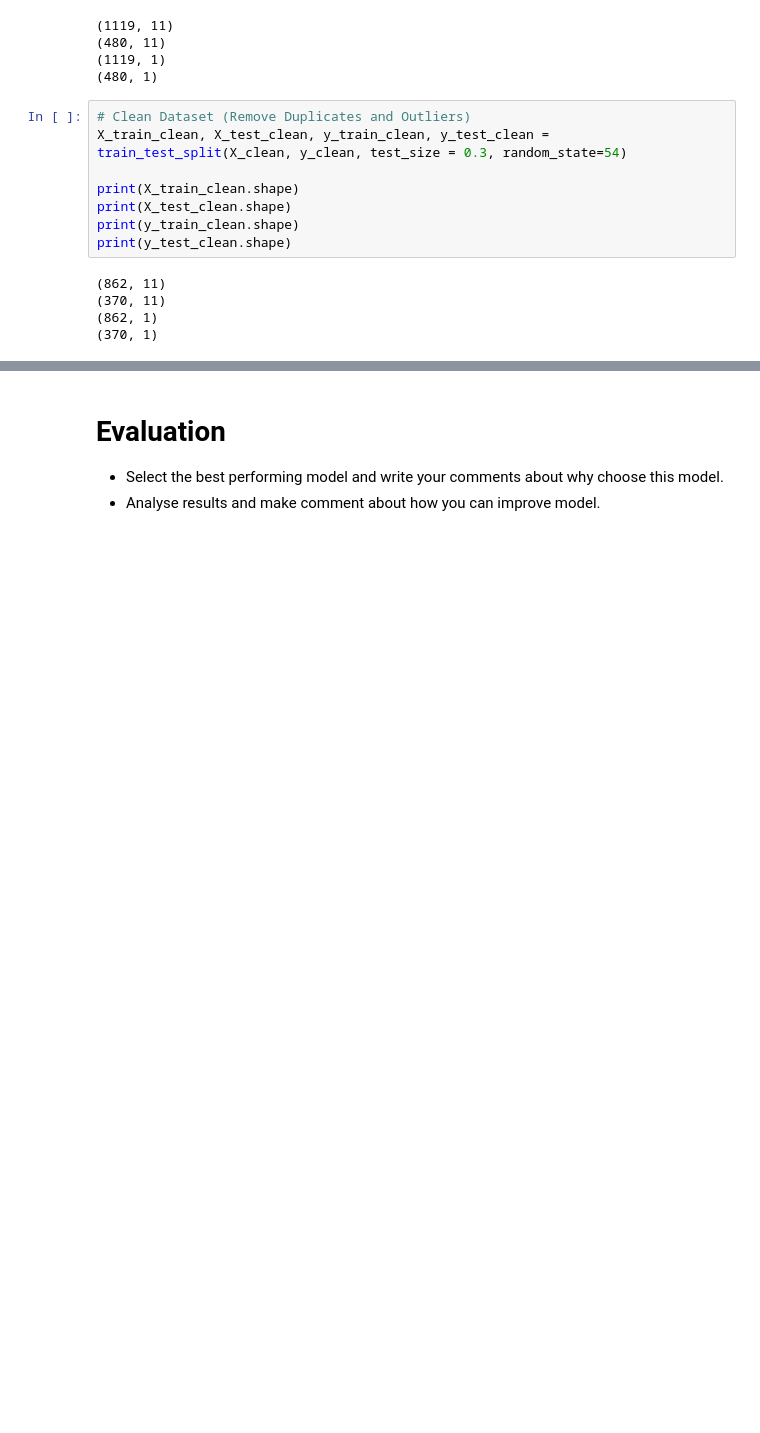
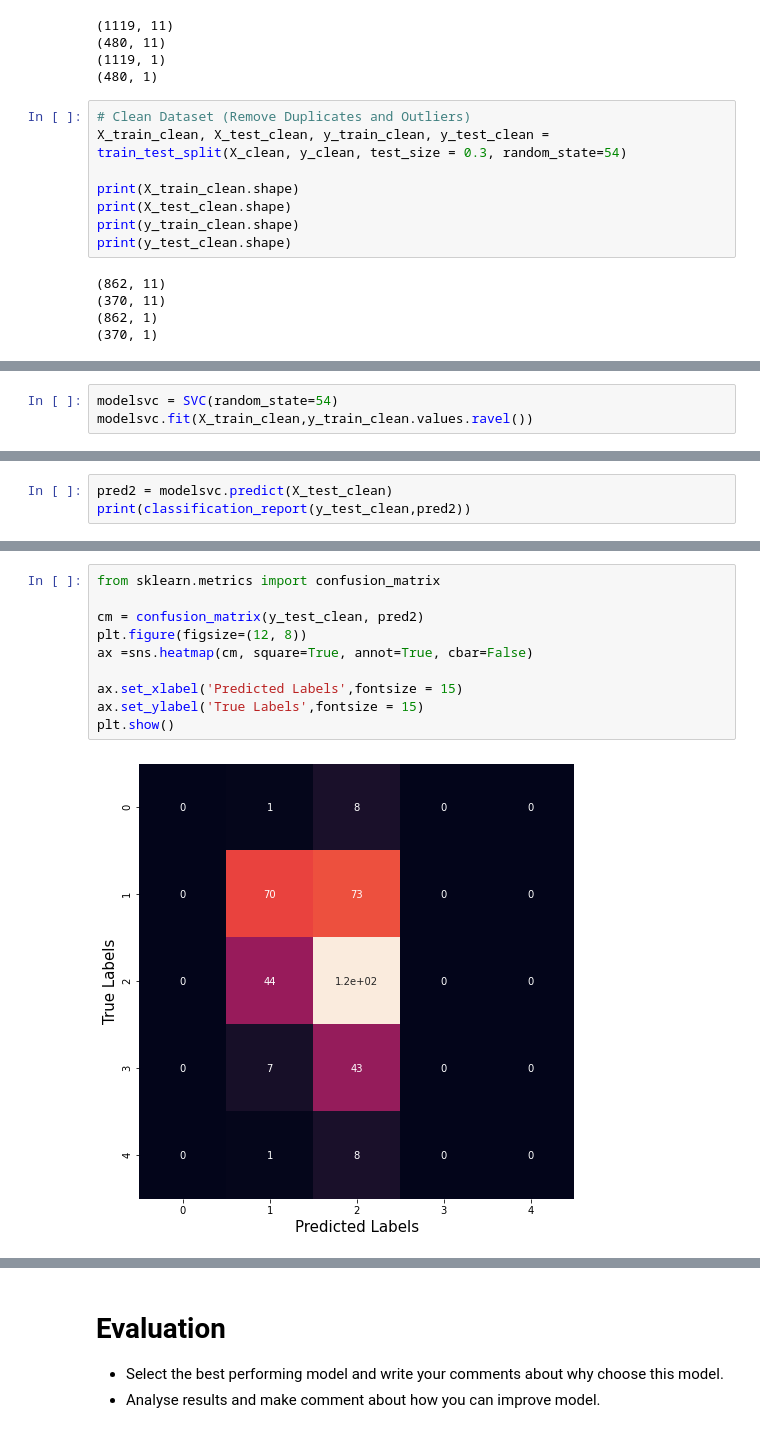
Before and after one commit to fenilmaisuria/GAIH_Student_Repo_Example, a Jupyter notebook: Final Project/Final_Project.ipynb, the cells around one changed output, grey strips where cells are left out. Saved outputs shown, nothing was run; the diff lists cells and outputs as text; blank space fills up the shorter version.

```diff
--- a/Final Project/Final_Project.ipynb
+++ b/Final Project/Final_Project.ipynb
@@ -294,0 +450,3 @@ print(y_test_clean.shape)
+# %%
+modelsvc = SVC(random_state=54)
+modelsvc.fit(X_train_clean,y_train_clean.values.ravel())
@@ -294,0 +461,3 @@ print(y_test_clean.shape)
+# %%
+pred2 = modelsvc.predict(X_test_clean)
+print(classification_report(y_test_clean,pred2))
@@ -294,0 +476,12 @@ print(y_test_clean.shape)
+# %%
+from sklearn.metrics import confusion_matrix
+
+cm = confusion_matrix(y_test_clean, pred2)
+plt.figure(figsize=(12, 8))
+ax =sns.heatmap(cm, square=True, annot=True, cbar=False)
+
+ax.set_xlabel('Predicted Labels',fontsize = 15)
+ax.set_ylabel('True Labels',fontsize = 15)
+plt.show()
+# %% [output]
+[figure, added]
```
Also changed, not shown: parts of 37 cells of this notebook.
